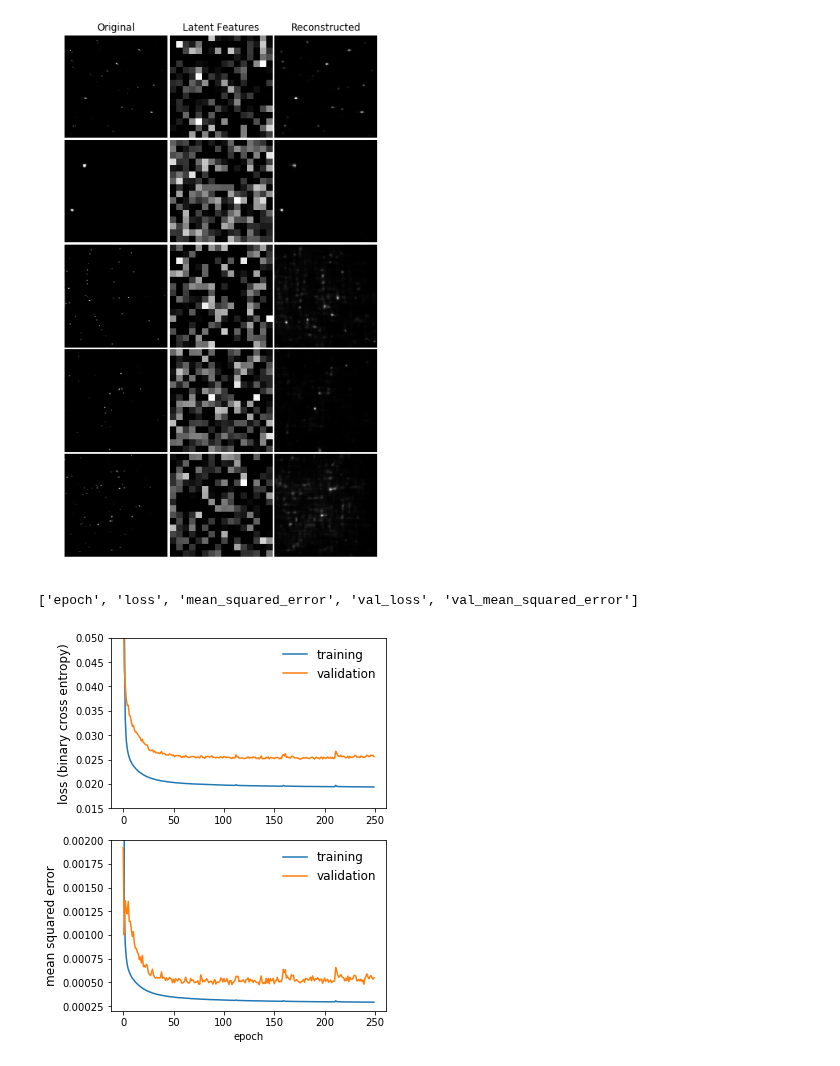
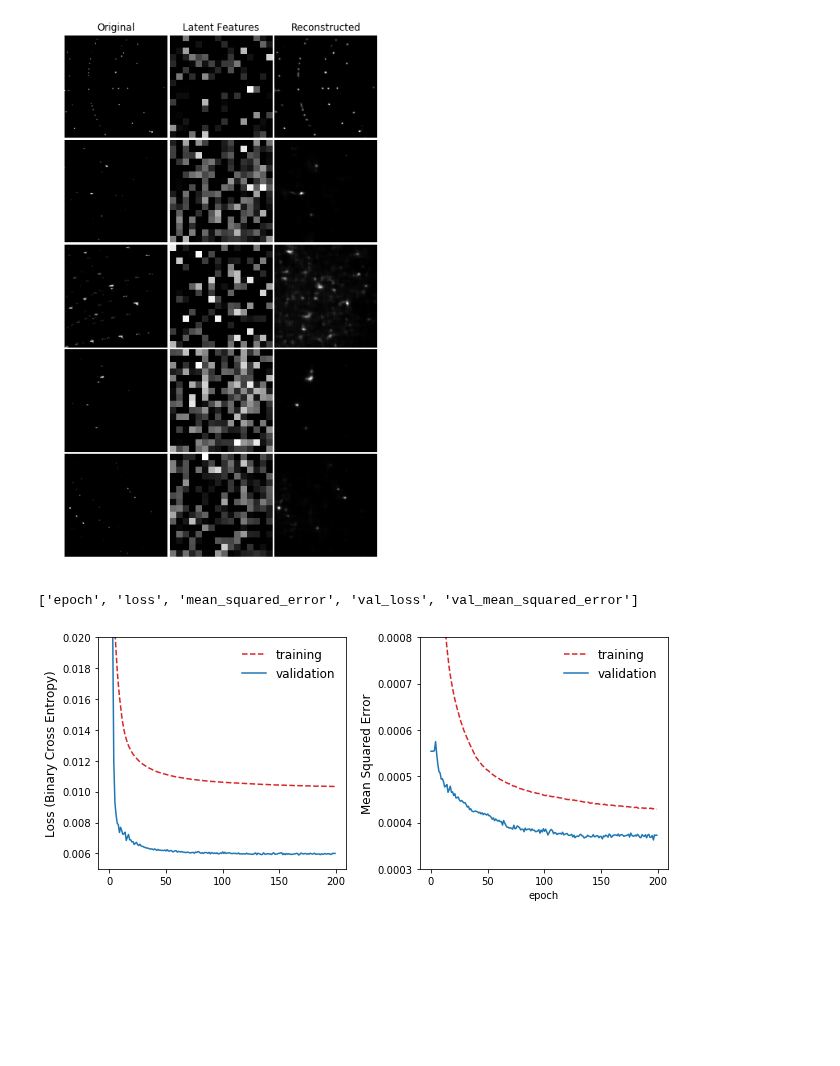
Before and after one commit to xmechanics/canon, a Jupyter notebook: scripts/review_model.ipynb, the cells around one changed output. Saved outputs shown, nothing was run; the diff lists cells and outputs as text; code cells hidden in the pictures; blank space fills up the shorter version.

```diff
--- a/scripts/review_model.ipynb
+++ b/scripts/review_model.ipynb
@@ -135,9 +136,9 @@ fig.subplots_adjust(bottom=0, top=0.9, left=0, right=0.9, wspace=0.02, hspace=0.
 # %%
 # image 96, 25, 99, 49, 64, 2
-# image 78, 37, 58, 11, 82, 24
+# image 35, 27, 17, 36, 79
 
 fig, ax = plt.subplots(5, 3, figsize=(6, 10))
-for i, idx in enumerate([78, 37, 58, 82, 24][:5]):
+for i, idx in enumerate([35, 27, 17, 36, 79][:5]):
     img = X_test[idx]
     code = encoder.predict(img[None])[0]  # img[None] is the same as img[np.newaxis, :]
     reco = decoder.predict(code[None])[0]
@@ -168,40 +169,41 @@ for i, idx in enumerate([78, 37, 58, 82, 24][:5]):
 fig.subplots_adjust(bottom=0, top=0.9, left=0, right=0.9, wspace=0.02, hspace=0.02)
 fig.savefig("img/review_model.pdf", bbox_inches='tight', dpi=300)
 # %% [output]
-[figure, old version]
+[figure, new version]
 # %%
 import csv
 
 hist_csv = os.path.join("checkpoints", "conv_4", "256", "history.csv")
 with open(hist_csv, 'r') as f_csv:
     reader = csv.reader(f_csv)
     headers = None
     X_data = []
     Y_data = []
     for row in reader:
         if headers is None:
             headers = row
             print(headers)
         else:
             X_data += [int(row[0])]
             Y_data += [[float(row[1]), float(row[2]), float(row[3]), float(row[4])]]
 
-X_data = np.array(X_data)
-Y_data = np.array(Y_data)
+Y_data = np.array(Y_data)[15 : 15 + 200]
+X_data = np.arange(Y_data.shape[0])
 
-fig, ax = plt.subplots(2, 1, figsize=(5, 6))
-ax[0].plot(X_data, Y_data[:, 0], label='training')
-ax[0].plot(X_data, Y_data[:, 2], label='validation')
-ax[0].set_ylim(0.015, 0.05)
-ax[0].set_ylabel('loss (binary cross entropy)', fontsize=12)
+fig, ax = plt.subplots(1, 2, figsize=(9, 4))
+ax[0].plot(X_data, Y_data[:, 0], label='training', color='tab:red', ls='--')
+ax[0].plot(X_data, Y_data[:, 2], label='validation', color='tab:blue')
+ax[0].set_ylim(0.005, 0.02)
+ax[0].set_ylabel('Loss (Binary Cross Entropy)', fontsize=12)
 ax[0].legend(frameon=False, fontsize=12)
-ax[1].plot(X_data, Y_data[:, 1], label='training')
-ax[1].plot(X_data, Y_data[:, 3], label='validation')
-ax[1].set_ylim(2E-4, 20E-4)
+ax[1].plot(X_data, Y_data[:, 1], label='training', color='tab:red', ls='--')
+ax[1].plot(X_data, Y_data[:, 3], label='validation', color='tab:blue')
+ax[1].set_ylim(3E-4, 8E-4)
 ax[1].legend(frameon=False, fontsize=12)
-ax[1].set_ylabel('mean squared error', fontsize=12)
+ax[1].set_ylabel('Mean Squared Error', fontsize=12)
 ax[1].set_xlabel('epoch')
 plt.tight_layout()
+fig.savefig("img/training_history.pdf", dpi=300)
 # %% [output]
 ['epoch', 'loss', 'mean_squared_error', 'val_loss', 'val_mean_squared_error']
-[figure, old version]
+[figure, new version]
```
Also changed, not shown: parts of 3 cells of this notebook, 7 other files.
